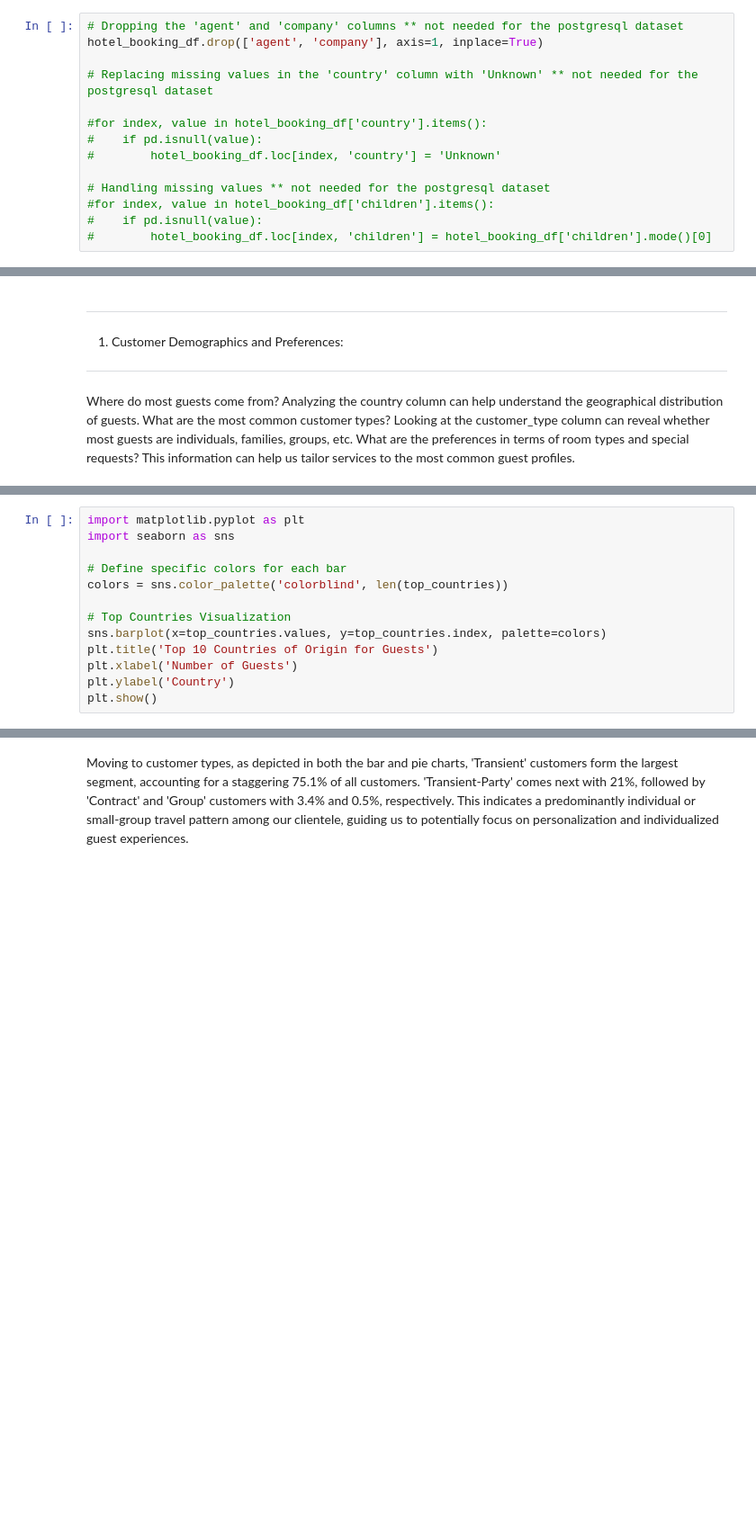
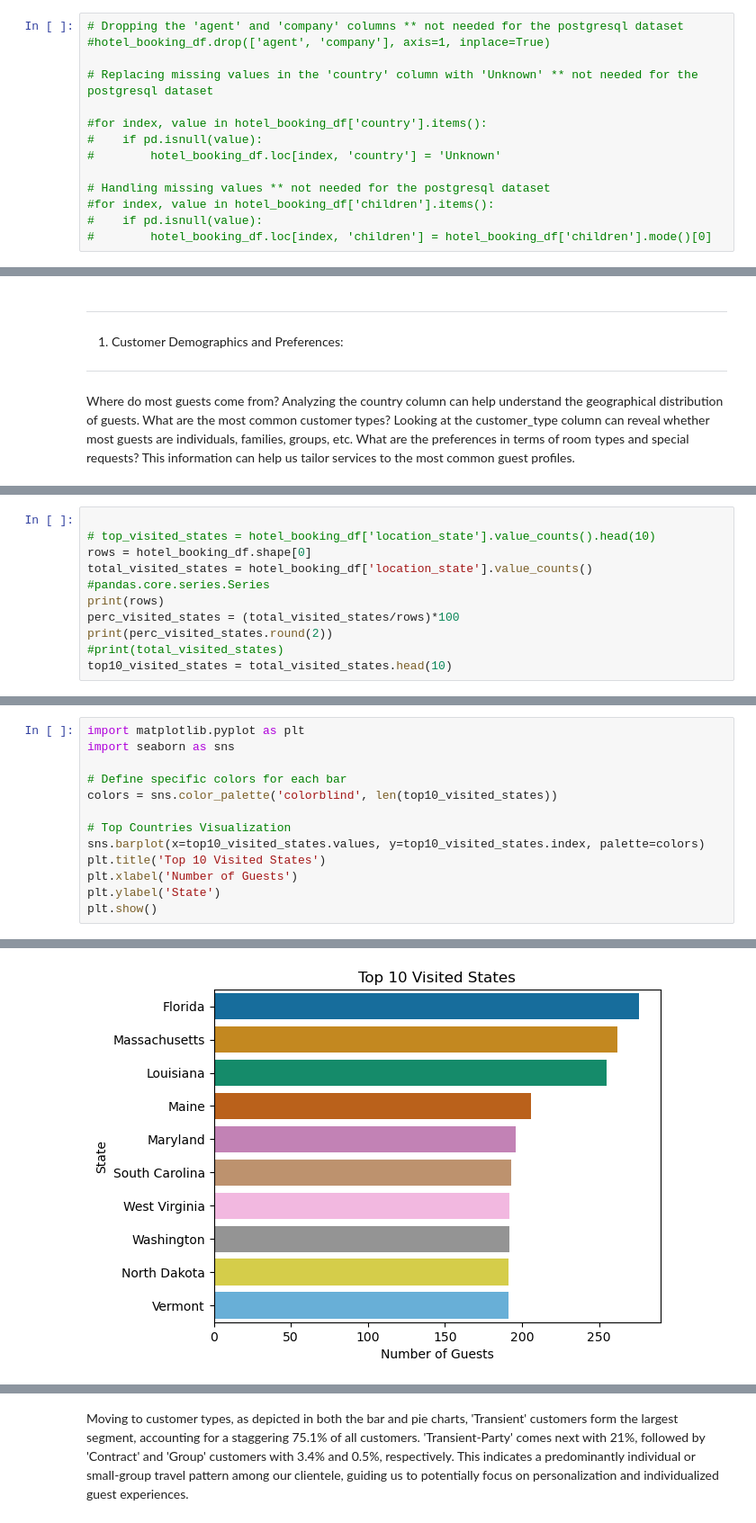
Before and after one commit to Tina-Sterite/Hotel-Analysis-with-Python, a Jupyter notebook: Hotel Booking Analysis.ipynb, the cells around one changed output, grey strips where cells are left out. Shown at 90% size. Cells and saved outputs as stored; diff of their text form; blank space fills up the shorter version.

```diff
--- a/Hotel Booking Analysis.ipynb
+++ b/Hotel Booking Analysis.ipynb
@@ -153,6 +200,6 @@ print(hotel_booking_df.isnull().sum())
 # %%
 # Dropping the 'agent' and 'company' columns ** not needed for the postgresql dataset
-hotel_booking_df.drop(['agent', 'company'], axis=1, inplace=True)
+#hotel_booking_df.drop(['agent', 'company'], axis=1, inplace=True)
 
 # Replacing missing values in the 'country' column with 'Unknown' ** not needed for the postgresql dataset
 
@@ -183,0 +269,11 @@ print(type(top_countries))
+# %%
+
+# top_visited_states = hotel_booking_df['location_state'].value_counts().head(10)
+rows = hotel_booking_df.shape[0]
+total_visited_states = hotel_booking_df['location_state'].value_counts()
+#pandas.core.series.Series
+print(rows)
+perc_visited_states = (total_visited_states/rows)*100
+print(perc_visited_states.round(2))
+#print(total_visited_states)
+top10_visited_states = total_visited_states.head(10)
@@ -186,11 +300,12 @@ import matplotlib.pyplot as plt
 import seaborn as sns
 
 # Define specific colors for each bar
-colors = sns.color_palette('colorblind', len(top_countries))
+colors = sns.color_palette('colorblind', len(top10_visited_states))
 
 # Top Countries Visualization
-sns.barplot(x=top_countries.values, y=top_countries.index, palette=colors)
-plt.title('Top 10 Countries of Origin for Guests')
+sns.barplot(x=top10_visited_states.values, y=top10_visited_states.index, palette=colors)
+plt.title('Top 10 Visited States')
 plt.xlabel('Number of Guests')
-plt.ylabel('Country')
+plt.ylabel('State')
 plt.show()
+# %% [output]
@@ -197 +315,2 @@ plt.show()
+[figure, added]
 # %% [markdown]
```
Also changed, not shown: parts of 12 cells of this notebook, 2 other files.
